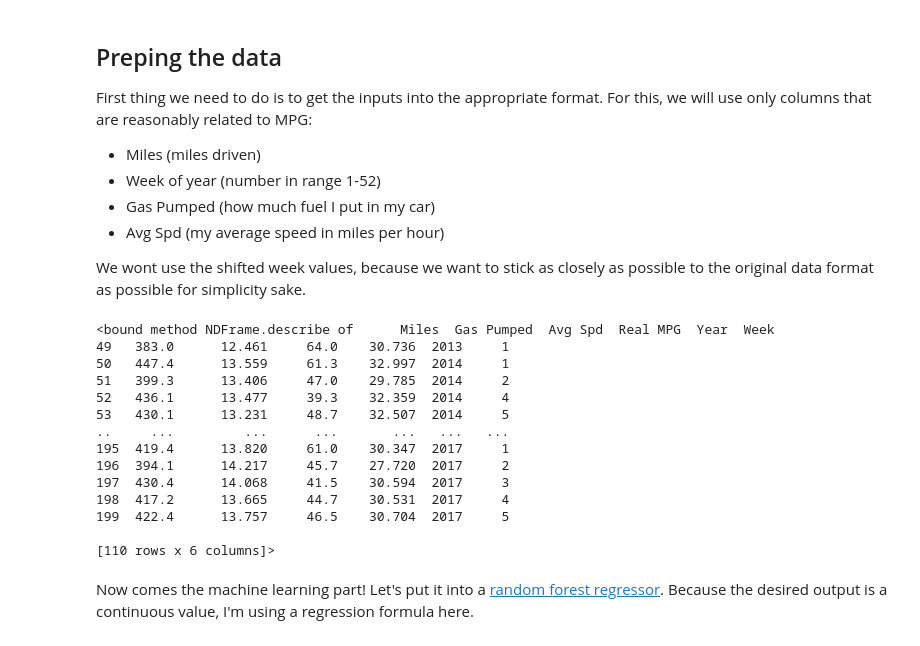
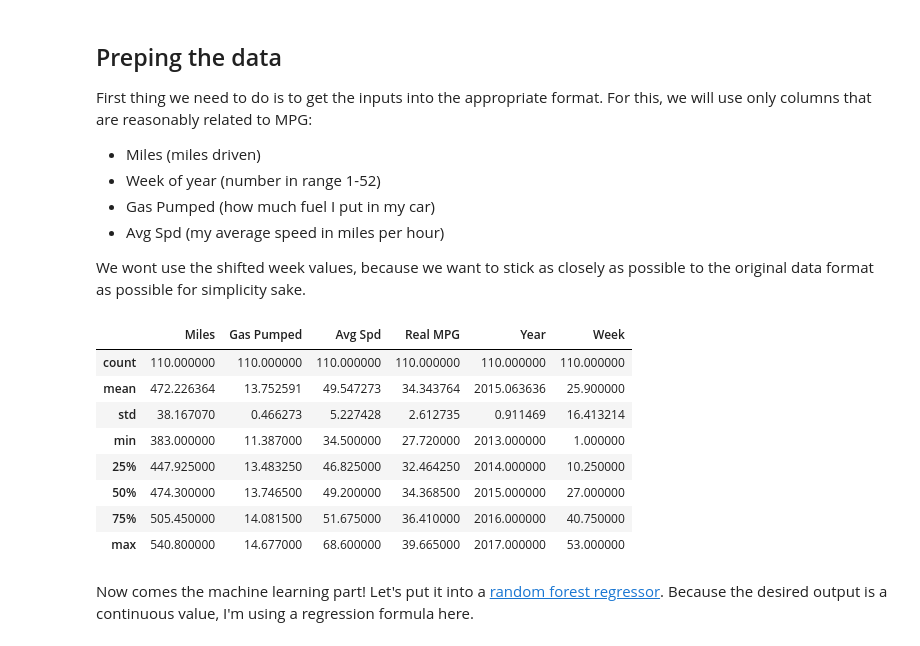
Before and after one commit to Jvinniec/fuel_economy, a Jupyter notebook: miles_per_gallon/miles-per-gallon_skl.ipynb, the cells around one changed output. Saved outputs shown, nothing was run; the diff lists cells and outputs as text; code cells hidden in the pictures.

Commit message:
Update miles-per-gallon_skl notebook

```diff
--- a/miles_per_gallon/miles-per-gallon_skl.ipynb
+++ b/miles_per_gallon/miles-per-gallon_skl.ipynb
@@ -19,30 +19,25 @@ We wont use the shifted week values, because we want to stick as closely as poss
 # %%
 # Load the data
 db = pd.read_pickle('data/data_formatted.pkl')
 
 # Extract the year and week number
 db['Year'] = [date.year for date in db.Date]
 db['Week'] = [date.weekofyear for date in db.Date]
 db = db.drop(['Date','Price/Gal', 'Car MPG', 'paid ($)', 'Price/Barrel', 'Longitude', 'Latitude', 'Car gas', 'notes'], axis=1)
 db = db.dropna(subset=['Miles', 'Real MPG'])
 
 # Print column information
-db.describe
+db.describe()
 # %% [output]
-<bound method NDFrame.describe of      Miles  Gas Pumped  Avg Spd  Real MPG  Year  Week
-49   383.0      12.461     64.0    30.736  2013     1
-50   447.4      13.559     61.3    32.997  2014     1
-51   399.3      13.406     47.0    29.785  2014     2
-52   436.1      13.477     39.3    32.359  2014     4
-53   430.1      13.231     48.7    32.507  2014     5
-..     ...         ...      ...       ...   ...   ...
-195  419.4      13.820     61.0    30.347  2017     1
-196  394.1      14.217     45.7    27.720  2017     2
-197  430.4      14.068     41.5    30.594  2017     3
-198  417.2      13.665     44.7    30.531  2017     4
-199  422.4      13.757     46.5    30.704  2017     5
-
-[110 rows x 6 columns]>
+|  | Miles | Gas Pumped | Avg Spd | Real MPG | Year | Week |
+| count | 110.000000 | 110.000000 | 110.000000 | 110.000000 | 110.000000 | 110.000000 |
+| mean | 472.226364 | 13.752591 | 49.547273 | 34.343764 | 2015.063636 | 25.900000 |
+| std | 38.167070 | 0.466273 | 5.227428 | 2.612735 | 0.911469 | 16.413214 |
+| min | 383.000000 | 11.387000 | 34.500000 | 27.720000 | 2013.000000 | 1.000000 |
+| 25% | 447.925000 | 13.483250 | 46.825000 | 32.464250 | 2014.000000 | 10.250000 |
+| 50% | 474.300000 | 13.746500 | 49.200000 | 34.368500 | 2015.000000 | 27.000000 |
+| 75% | 505.450000 | 14.081500 | 51.675000 | 36.410000 | 2016.000000 | 40.750000 |
+| max | 540.800000 | 14.677000 | 68.600000 | 39.665000 | 2017.000000 | 53.000000 |
 # %%
 # Extract training and testing samples
 train = db[(db.Year >= 2014) & (db.Year <= 2015)]
```
